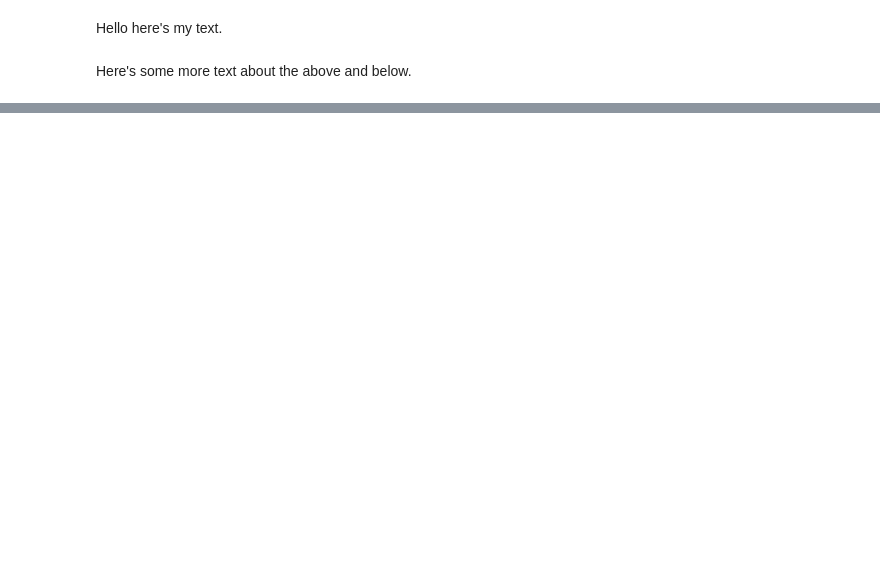
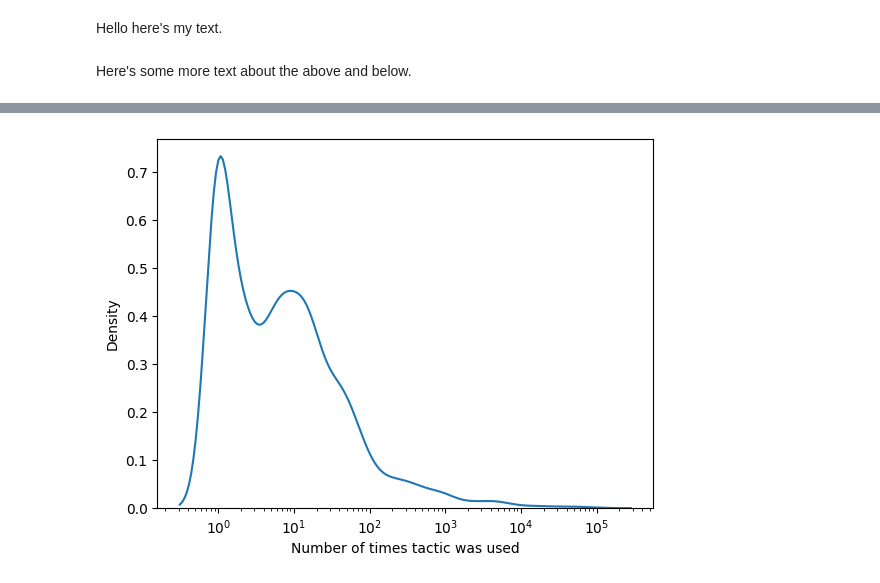
Before and after one commit to huubdejong/coq-tactician-api, a Jupyter notebook: experiments-jdg/tacticDistributions.ipynb, the cells around one changed output, grey strips where cells are left out. Cells and saved outputs as stored; diff of their text form; code cells hidden in the pictures; blank space fills up the shorter version.

```diff
--- a/experiments-jdg/tacticDistributions.ipynb
+++ b/experiments-jdg/tacticDistributions.ipynb
@@ -303,6 +18,0 @@ totals.loc[totals['text'] == "coinduction ltac:(__argument_marker__)"]
-# %%
-data = twoStepBackConditionals[(7871868389188524885, 3100548622130897406)]
-plt.pie(data.values(), labels=[tacticsLookup[k][0] for k in data.keys()])
-#plt.pie(data.values())
-plt.title("Distribution of tactics used after " + str(tacticsLookup[7871868389188524885][0]) + " followed by " + str(tacticsLookup[3100548622130897406][0]))
-plt.show()
@@ -312,0 +28,20 @@ plt.show()
+# %%
+def Jaccard_Similarity(phrase1, phrase2):
+
+    # List the unique words in a document
+    words_doc1 = set(phrase1.split())
+    words_doc2 = set(phrase2.split())
+
+    # Find the intersection of words list of doc1 & doc2
+    intersection = words_doc1.intersection(words_doc2)
+
+    # Find the union of words list of doc1 & doc2
+    union = words_doc1.union(words_doc2)
+
+    # Calculate Jaccard similarity score
+    # using length of intersection set divided by length of union set
+    return float(len(intersection)) / len(union)
+
+
+def proofStateDistance(state1,state2):
+    return 1 - Jaccard_Similarity(state1.conclusion_text, state2.conclusion_text)
@@ -312,0 +137,9 @@ plt.show()
+# %%
+collided = False
+for k,v in tacticData.items():
+    if len(v['text']) > 1:
+        collided = True
+        print("The following tactics have hash " + str(k) + ":")
+        print(v['text'])
+if not collided:
+    print("No tactichash collisions detected.")
@@ -312,0 +164,7 @@ plt.show()
+# %%
+sns.kdeplot([v['count'] for v in tacticData.values()],log_scale=True)
+plt.xlabel("Number of times tactic was used")
+plt.savefig("Total_TacticCountDistribution.svg")
+plt.show()
+# %% [output]
+[figure, added]
```
Also changed, not shown: parts of 35 cells of this notebook.
